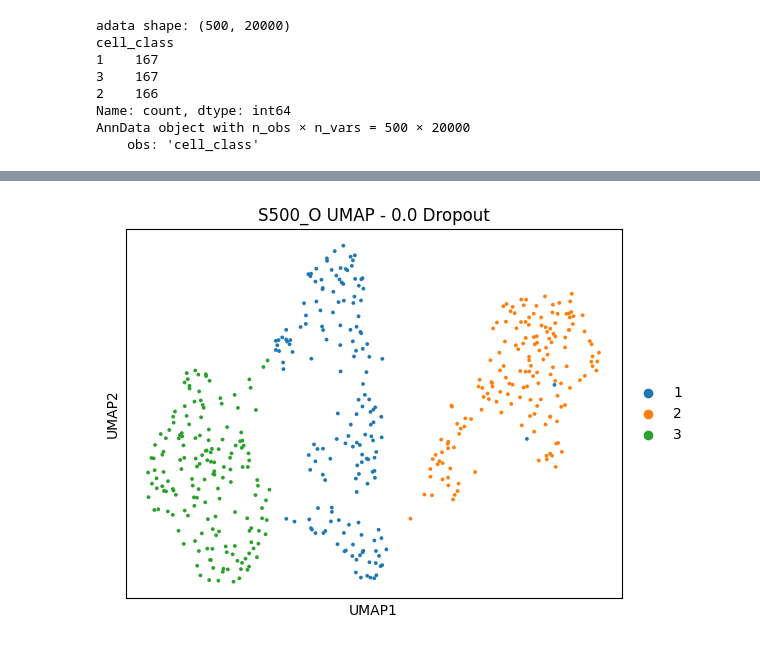
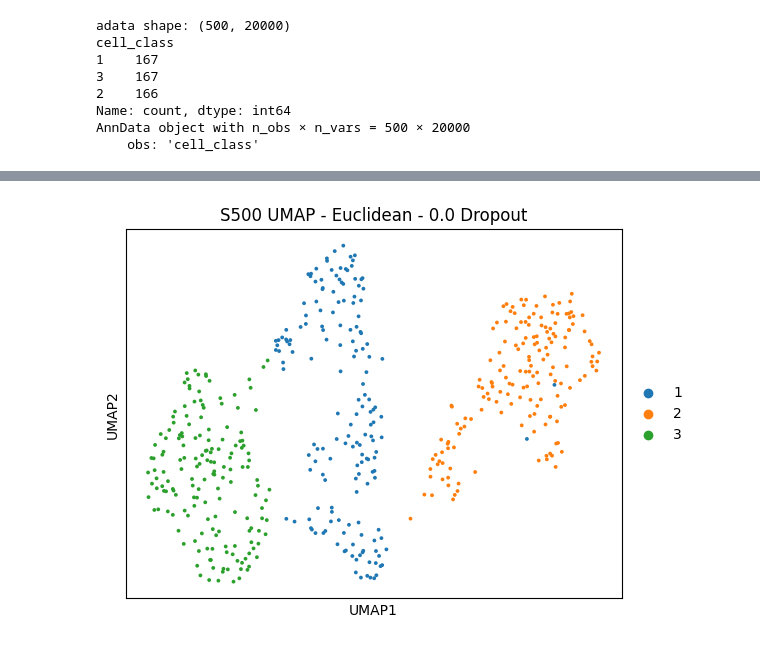
Before and after one commit to tryllekunstneren/Fagprojekt-KID, a Jupyter notebook: UMAPS/UMAP_S500/UMAP_S500.ipynb, the cells around one changed output, grey strips where cells are left out. Saved outputs shown, nothing was run; the diff lists cells and outputs as text; code cells hidden in the pictures.

```diff
--- a/UMAPS/UMAP_S500/UMAP_S500.ipynb
+++ b/UMAPS/UMAP_S500/UMAP_S500.ipynb
@@ -93,6 +131,6 @@ Mean ARI: 0.3962, Variance: 0.000538
 # %%
 sc.pp.neighbors(adata, n_neighbors=15, use_rep='X', metric='euclidean')
 sc.tl.umap(adata, random_state=42)
-sc.pl.umap(adata, color="cell_class", size=30, title="S500 UMAP - 0.0 Dropout")
+sc.pl.umap(adata, color="cell_class", size=30, title="S500 UMAP - Euclidean - 0.0 Dropout")
 # %% [output]
-[figure, old version]
+[figure, new version]
```
Also changed, not shown: parts of 3 cells of this notebook, 21 other files.
